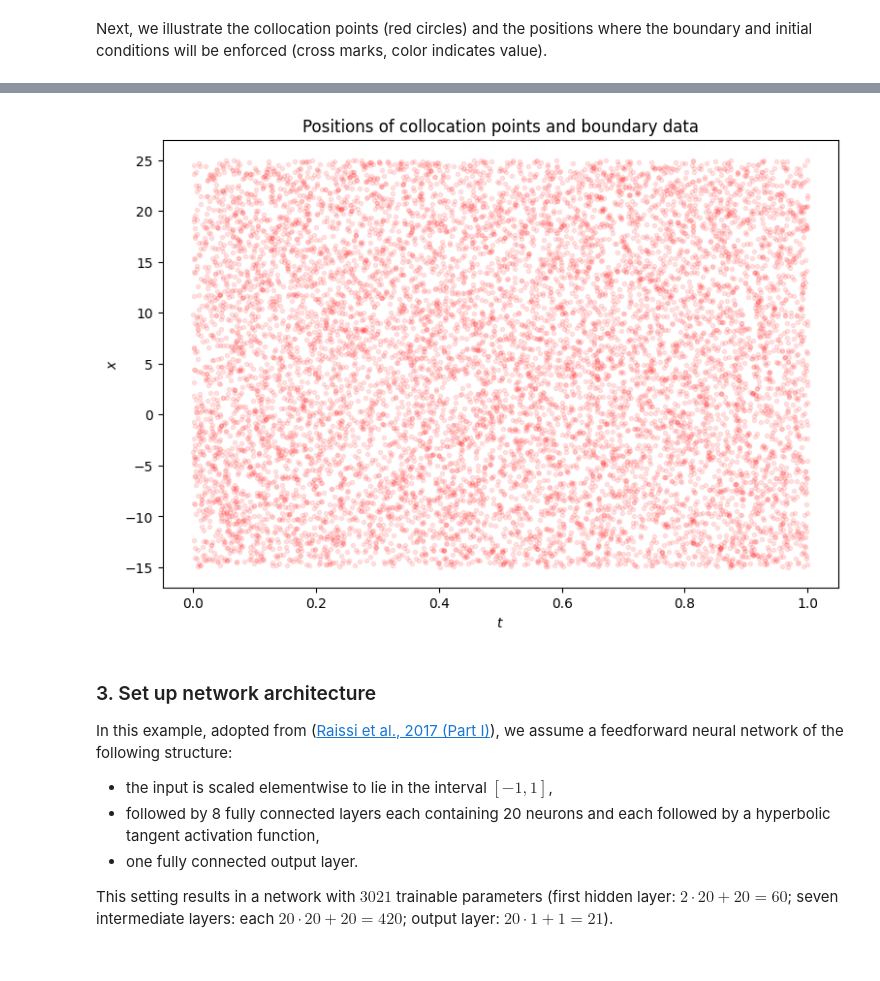
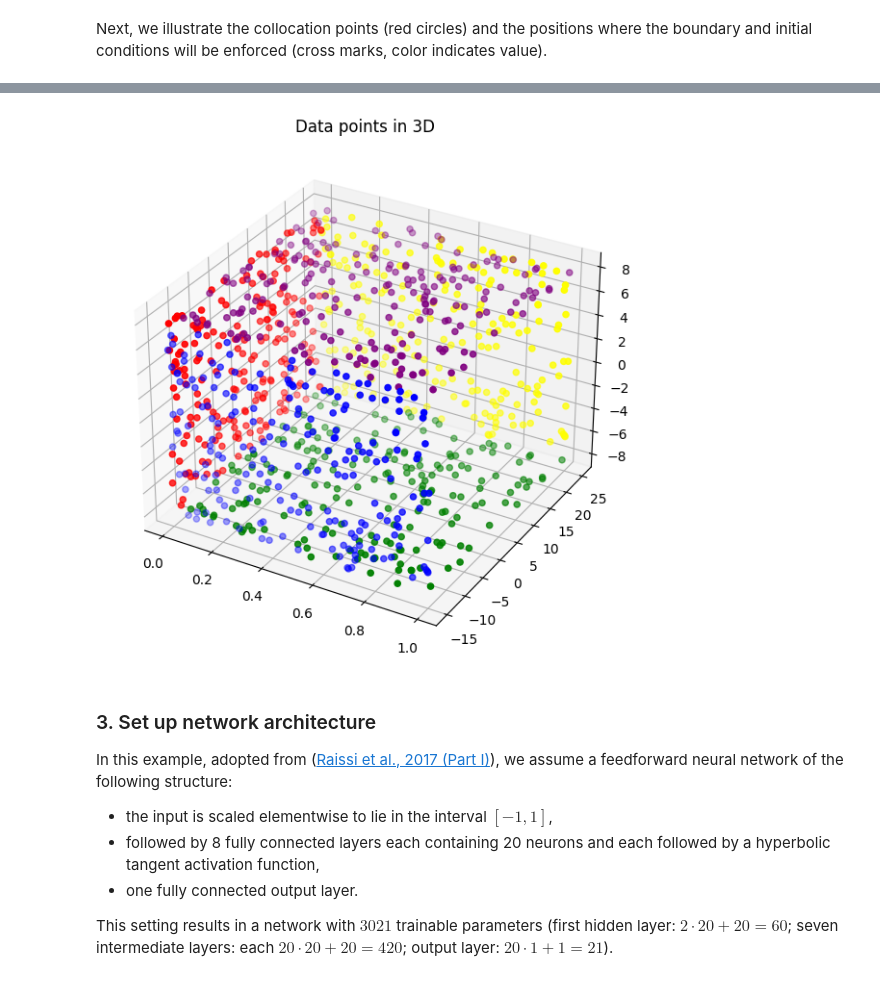
Before and after one commit to yajuna/tensorflow_pde, a Jupyter notebook: navier_stokes_PINN_Solver.ipynb, the cells around one changed output, grey strips where cells are left out. Drawn from its saved outputs; the diff is of its cells as text; code cells hidden in the pictures.

```diff
--- a/navier_stokes_PINN_Solver.ipynb
+++ b/navier_stokes_PINN_Solver.ipynb
@@ -266,17 +210,27 @@ ax.set_title('Solution of Burgers equation');
-# %%
-import matplotlib.pyplot as plt
-
-fig = plt.figure(figsize=(9,6))
-# plt.scatter(t_0, x_0, c=u_0, marker='X', vmin=-1, vmax=1)
-# plt.scatter(t_b, x_b, c=u_b, marker='X', vmin=-1, vmax=1)
-plt.scatter(t_r, x_r, c='r', marker='.', alpha=0.1)
-plt.xlabel('$t$')
-plt.ylabel('$x$')
-
-plt.title('Positions of collocation points and boundary data');
-#plt.savefig('Xdata_Burgers.pdf', bbox_inches='tight', dpi=300)
-# %% [output]
-[figure, removed]
+# %%
+# Import libraries
+from mpl_toolkits import mplot3d
+import matplotlib.pyplot as plt
+
+# Creating figure
+fig = plt.figure(figsize = (10, 7))
+ax = plt.axes(projection ="3d")
+
+# Creating plot
+ax.scatter3D(t_0, x_0, y_0, color = "red")
+ax.scatter3D(t_b, x_lb, y_0, color = "blue")
+ax.scatter3D(t_b, x_ub, y_0, color = "yellow")
+ax.scatter3D(t_b, x_0, y_lb, color = "green")
+ax.scatter3D(t_b, x_0, y_ub, color = "purple")
+# ax.scatter3D(t_r, x_r, y_r, color = "black")
+plt.title("Data points in 3D")
+
+# show plot
+plt.show()
+
+#plt.savefig('Xdata_navier.pdf', bbox_inches='tight', dpi=300)
+# %% [output]
+[figure, added]
 # %% [markdown]
 ### 3. Set up network architecture
 
```
Also changed, not shown: parts of 12 cells of this notebook.
